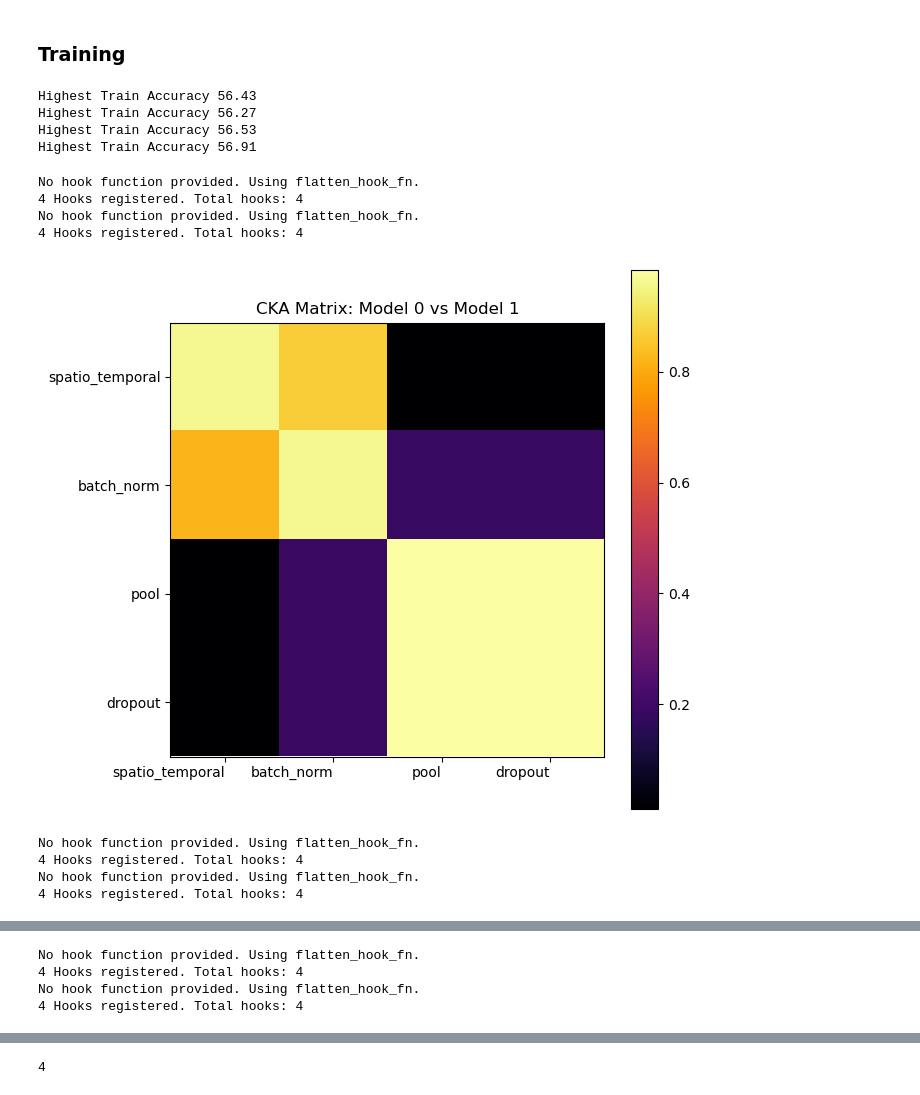
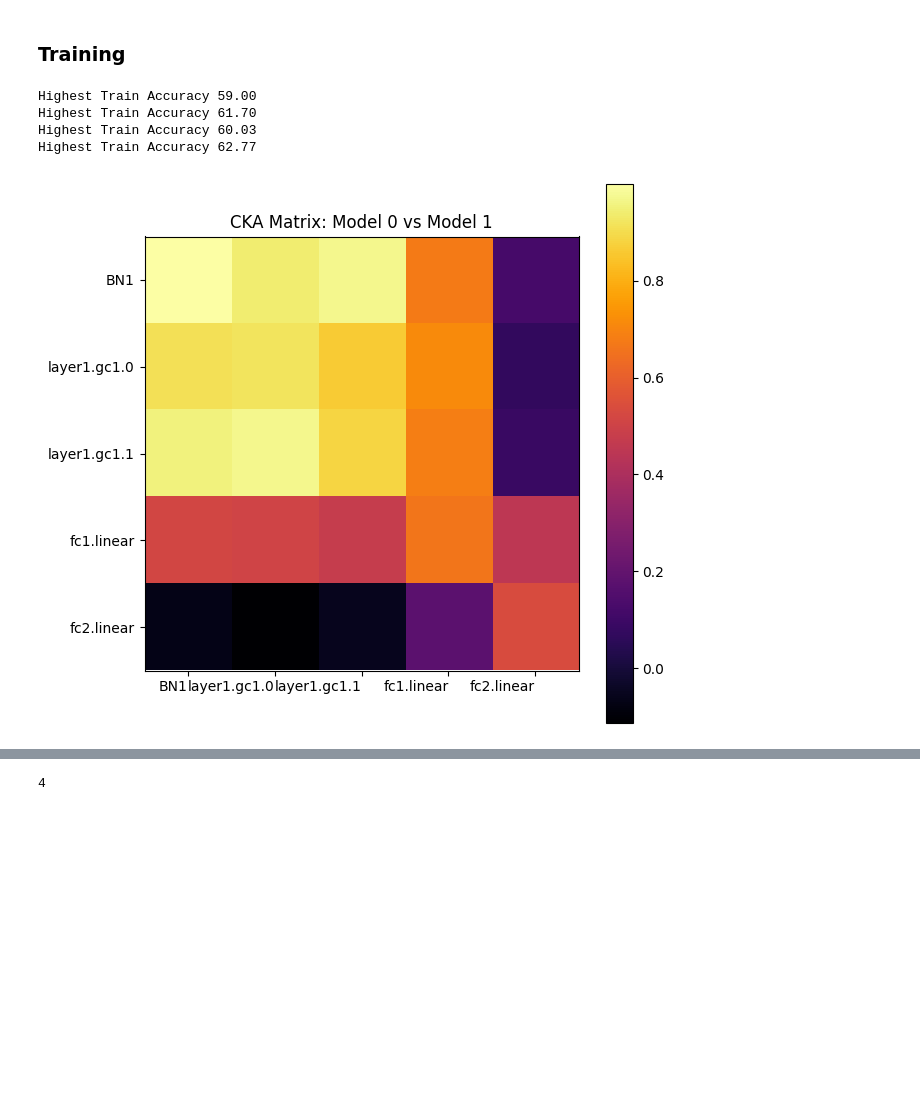
Before and after one commit to AlbinoLoaf/brAIncells, a Jupyter notebook: test_dgcnn.ipynb, the cells around one changed output, grey strips where cells are left out. Drawn from its saved outputs; the diff is of its cells as text; code cells hidden in the pictures; blank space fills up the shorter version.

Commit message:
fix cka to work with dgcnn

```diff
--- a/test_dgcnn.ipynb
+++ b/test_dgcnn.ipynb
@@ -65,2 +65,0 @@ X_bde = [x["eeg"] for x in X_bde]
-# %%
-X_bde = torch.FloatTensor(np.array(X_bde))
@@ -71,3 +66,8 @@ torch.Size([5184, 22, 5])
+# %%
+with open("preprocessed_data.npy", "rb") as f:
+    X_bde = np.load(f)
+# %%
+X_bde = torch.FloatTensor(X_bde)
 # %% [markdown]
 ### Split data into train, validation and test sets
 # %%
@@ -238,45 +234,35 @@ Highest Train Accuracy 47.49
 mods=[]
 def train_models(models=1,new =False):
     for i in range(models):
-        tmp_mod=CollapsedShallowNet(n_chans, n_outputs, n_times=n_times, dropout=dropout, num_kernels=n_kernels,
-                           kernel_size=kernel_size, pool_size=pool_size)
+        tmp_mod=DGCNN(in_channels=5, num_electrodes=22, hid_channels=32, num_layers=2, num_classes=n_outputs)
         pth=f"eeg_nnmod{i}.pth"
         if new or not os.path.exists(pth):
             trainer = TrainNN()
-            mods.append(trainer.train_model(tmp_mod, train_loader, val_loader, learning_rate=lr, epochs=epochs, prints=False, modrun=i))
+            mods.append(trainer.train_model(tmp_mod, train_loader, val_loader, learning_rate=lr, w_decay=0,epochs=epochs, prints=False, modrun=i))
         else:
             tmp_mod.load_state_dict(torch.load(f"eeg_nnmod{i}.pth"))
             tmp_mod.eval()
             mods.append([tmp_mod,[]])
 
-#model1 = CollapsedShallowNet(n_chans, n_outputs, n_times=n_times, dropout=dropout, num_kernels=n_kernels,kernel_size=kernel_size, pool_size=pool_size)
-
 train_models(modruns,new=True)
 # %% [output]
-Highest Train Accuracy 56.43
-Highest Train Accuracy 56.27
-Highest Train Accuracy 56.53
-Highest Train Accuracy 56.91
+Highest Train Accuracy 59.00
+Highest Train Accuracy 61.70
+Highest Train Accuracy 60.03
+Highest Train Accuracy 62.77
 # %%
 for i in range(modruns - 1):
-    calculator = CKACalculator(model1=mods[0][0], model2=mods[i + 1][0], dataloader=train_loader)
+    calculator = CKACalculator(model1=mods[0][0], model2=mods[i + 1][0], dataloader=train_loader,
+                               layers_to_hook=(nn.Conv2d, nn.Linear, nn.AdaptiveAvgPool2d, GraphConvolution, nn.BatchNorm1d))
     cka_output = calculator.calculate_cka_matrix()
 
     # Plot the matrix
     plt.figure(figsize=(7, 7))
     plt.imshow(cka_output.cpu().numpy(), cmap='inferno')
     plt.xticks(ticks=np.arange(len(calculator.module_names_X)), labels=calculator.module_names_X, ha="right")
     plt.yticks(ticks=np.arange(len(calculator.module_names_Y)), labels=calculator.module_names_Y)
     plt.colorbar()
     plt.title(f'CKA Matrix: Model 0 vs Model {i+1}')
     plt.show()
 # %% [output]
-No hook function provided. Using flatten_hook_fn.
-4 Hooks registered. Total hooks: 4
-No hook function provided. Using flatten_hook_fn.
-4 Hooks registered. Total hooks: 4
-[figure, old version]
+[figure, new version]
-No hook function provided. Using flatten_hook_fn.
-4 Hooks registered. Total hooks: 4
-No hook function provided. Using flatten_hook_fn.
-4 Hooks registered. Total hooks: 4
@@ -284,4 +269,0 @@ No hook function provided. Using flatten_hook_fn.
-No hook function provided. Using flatten_hook_fn.
-4 Hooks registered. Total hooks: 4
-No hook function provided. Using flatten_hook_fn.
-4 Hooks registered. Total hooks: 4
```
Also changed, not shown: parts of 9 cells of this notebook, 1 other file.
